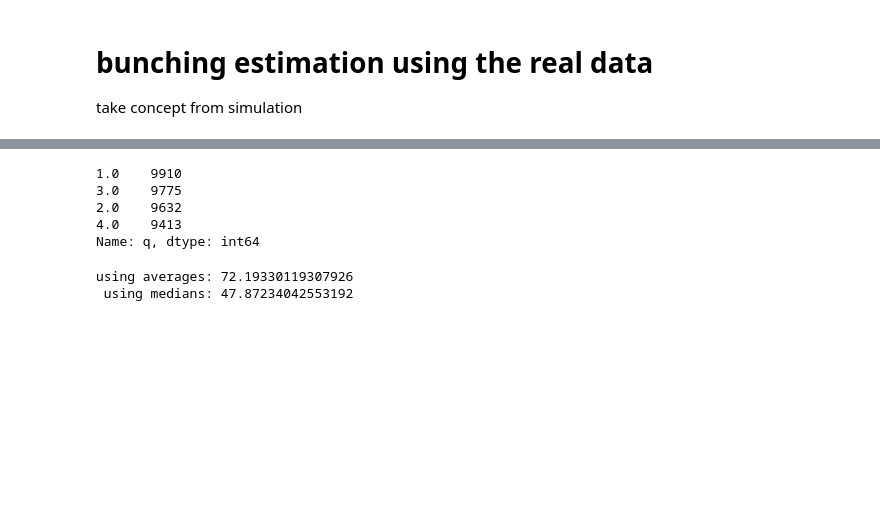
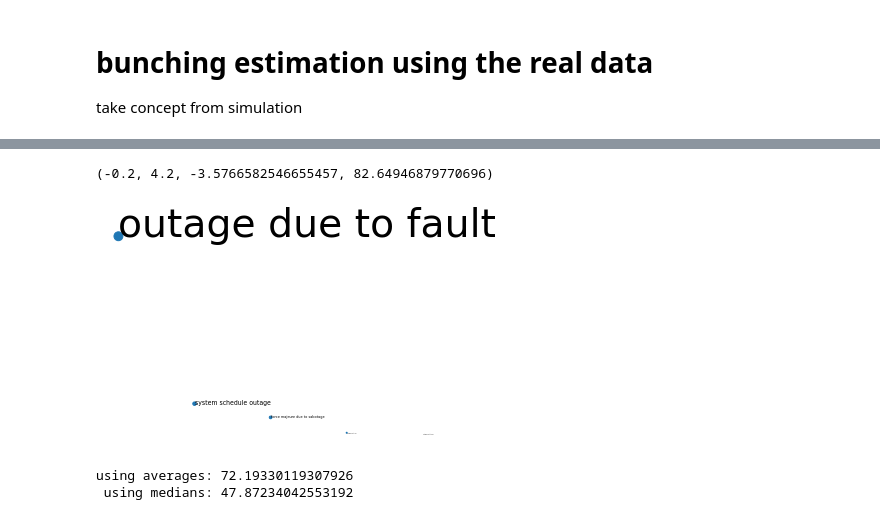
Before and after one commit to paulaleoni/delhi_outages, a Jupyter notebook: src/bunching.ipynb, the cells around one changed output, grey strips where cells are left out. Saved outputs shown, nothing was run; the diff lists cells and outputs as text; code cells hidden in the pictures; blank space fills up the shorter version.

```diff
--- a/src/bunching.ipynb
+++ b/src/bunching.ipynb
@@ -64,11 +66,33 @@ data
-# %%
-data.q.value_counts()
-# %% [output]
-1.0    9910
-3.0    9775
-2.0    9632
-4.0    9413
-Name: q, dtype: int64
+# %%
+data['remark_short'] = data.apply(lambda row: row.remarks.replace('\n', ' '), axis = 1)
+data.loc[:, 'remark_short'] = data.apply(lambda row: row.remark_short.strip(), axis = 1)
+data.loc[:, 'remark_short'] = data.apply(lambda row: re.sub(' +', ' ',row.remark_short), axis = 1)
+data.loc[:, 'remark_short'] = data.apply(lambda row: row.remark_short.replace('trafic', 'traffic'), axis = 1)
+data.loc[:, 'remark_short'] = data.apply(lambda row: 'outage due to rain' if row.remark_short.__contains__('rain') else row.remark_short, axis = 1)
+data.loc[:, 'remark_short'] = data.apply(lambda row: 'outage due to fault' if row.remark_short.__contains__('fault') else row.remark_short, axis = 1)
+data.loc[:, 'remark_short'] = data.apply(lambda row: 'outage due to traffic' if row.remark_short.__contains__('traffic') else row.remark_short, axis = 1)
+
+# most remarks
+remarks = data.remark_short[(data.remark_short != '.') & (data.remark_short != '')].value_counts(normalize = True)[0:5]
+
+df = pd.DataFrame(remarks.index.tolist(), columns=['remark'])
+df['counts'] = remarks.values * 100
+df
+
+
+plt.scatter(df.remark, df.counts, s = 0 ) # s = np.round(df.counts.tolist())
+lab = df.remark.tolist()
+for i,l in enumerate(lab):
+    plt.annotate(l, xy = (df.remark[i],df.counts[i]), size = df.counts.tolist()[i]/2)
+
+#plt.ylim(-10, df.counts.max()+10)
+#plt.xticks([])
+plt.axis('off')
+
+#plt.savefig('remarks.png', dpi=120, format='png')
+# %% [output]
+(-0.2, 4.2, -3.5766582546655457, 82.64946879770696)
+[figure, added]
 # %%
 ## calculate pi
 
```
Also changed, not shown: parts of 4 cells of this notebook.
